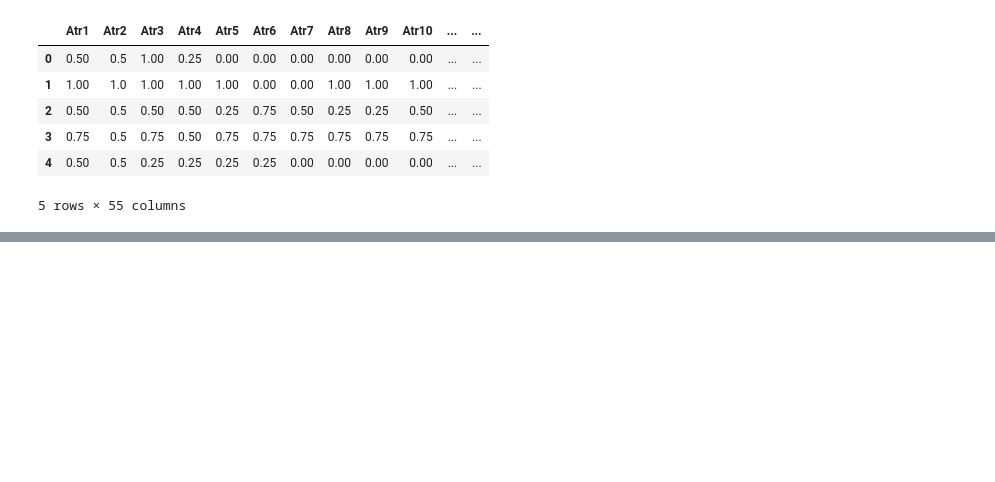
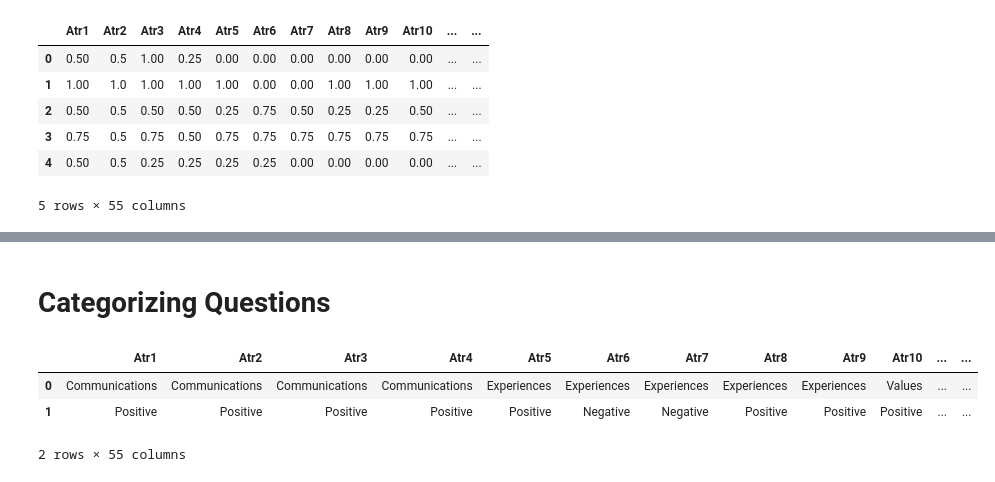
Before and after one commit to rknightly/rice-datathon, a Jupyter notebook: Ryan_K.ipynb, the cells around one changed output, grey strips where cells are left out. Saved outputs shown, nothing was run; the diff lists cells and outputs as text; code cells hidden in the pictures; blank space fills up the shorter version.

Commit message:
Categorize questions and add documentation

```diff
--- a/Ryan_K.ipynb
+++ b/Ryan_K.ipynb
@@ -164,0 +133,10 @@ Epoch 3611/10000
+# %% [markdown]
+# Categorizing Questions
+# %%
+categories = pd.read_csv("divorce_values.csv")
+categories.tail()
+# %% [output]
+|  | Atr1 | Atr2 | Atr3 | Atr4 | Atr5 | Atr6 | Atr7 | Atr8 | Atr9 | Atr10 | ... | ... |
+| 0 | Communications | Communications | Communications | Communications | Experiences | Experiences | Experiences | Experiences | Experiences | Values | ... | ... |
+| 1 | Positive | Positive | Positive | Positive | Positive | Negative | Negative | Positive | Positive | Positive | ... | ... |
+2 rows × 55 columns
```
Also changed, not shown: parts of 13 cells of this notebook.
